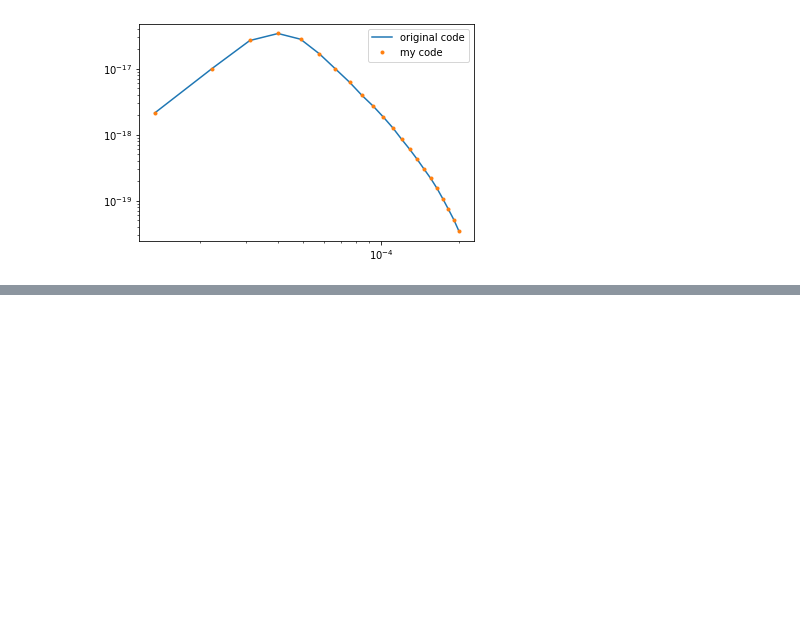
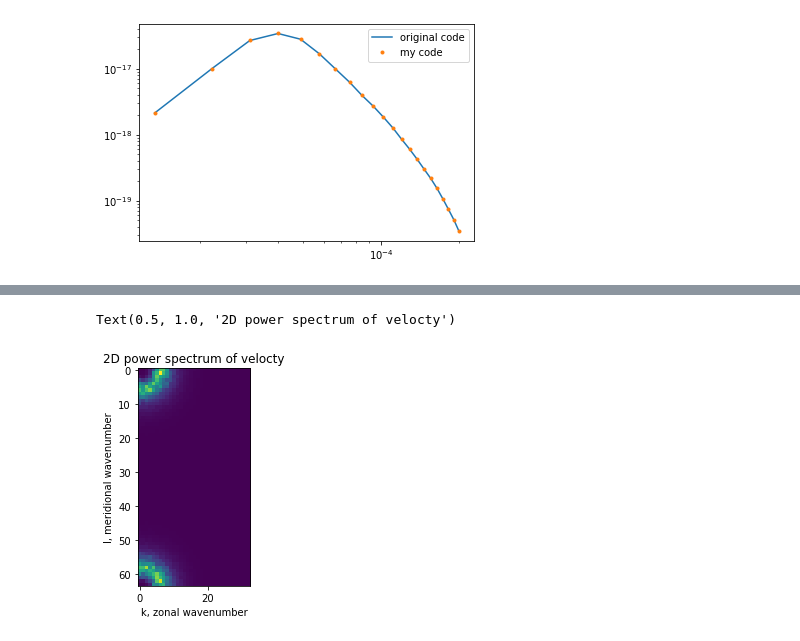
Before and after one commit to Pperezhogin/pyqg_experiments_Ross, a Jupyter notebook: pyqg_subgrid_experiments/test_Ross.ipynb, the cells around one changed output, grey strips where cells are left out. Saved outputs shown, nothing was run; the diff lists cells and outputs as text; code cells hidden in the pictures; blank space fills up the shorter version.

```diff
--- a/pyqg_subgrid_experiments/test_Ross.ipynb
+++ b/pyqg_subgrid_experiments/test_Ross.ipynb
@@ -539,0 +708,9 @@ plt.legend(['original code', 'my code'])
+# %%
+fig = plt.figure
+plt.imshow(test.KEspec.isel(run=0,lev=0))
+plt.xlabel('k, zonal wavenumber')
+plt.ylabel('l, meridional wavenumber')
+plt.title('2D power spectrum of velocty')
+# %% [output]
+Text(0.5, 1.0, '2D power spectrum of velocty')
+[figure, added]
```
Also changed, not shown: parts of 5 cells of this notebook, 5 other files.
